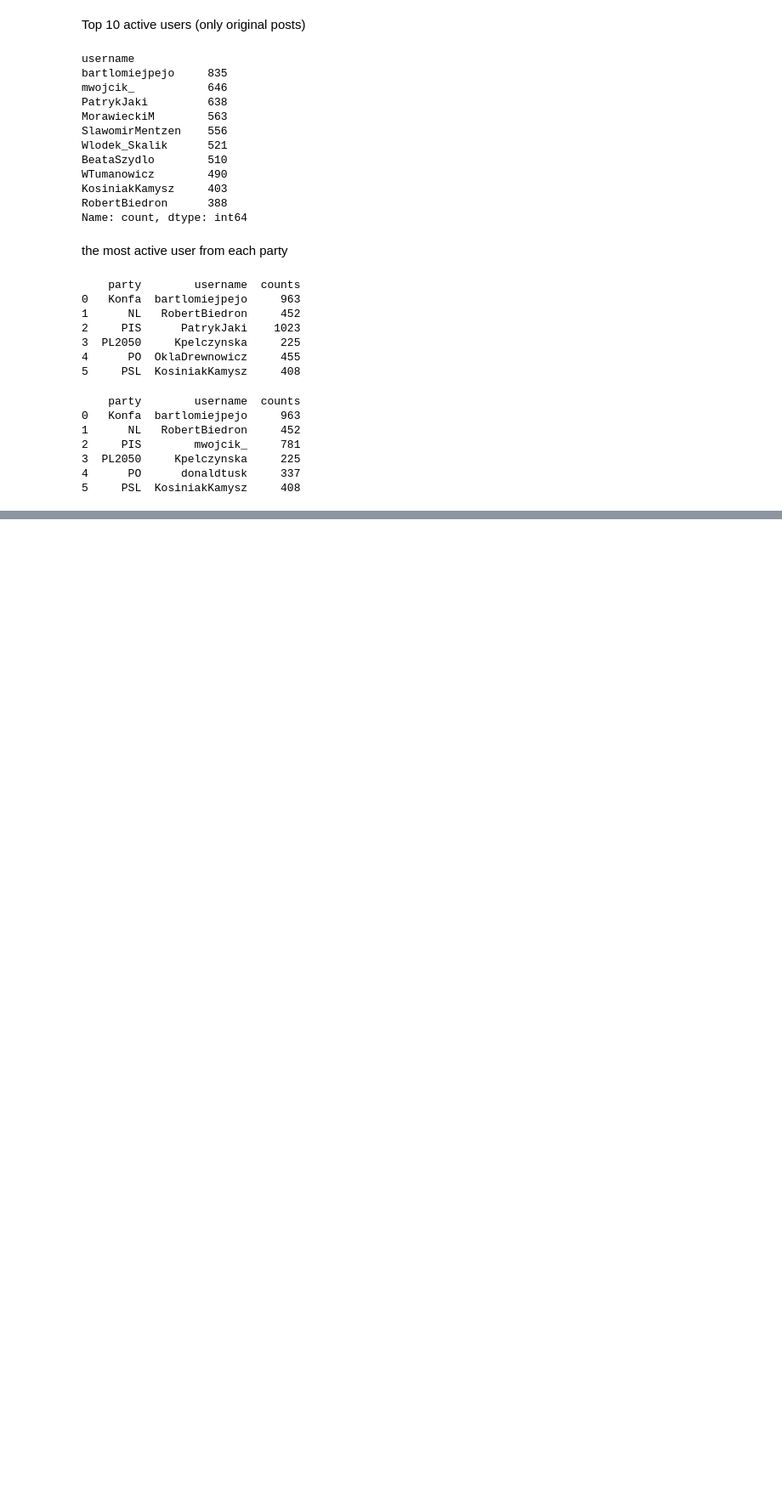
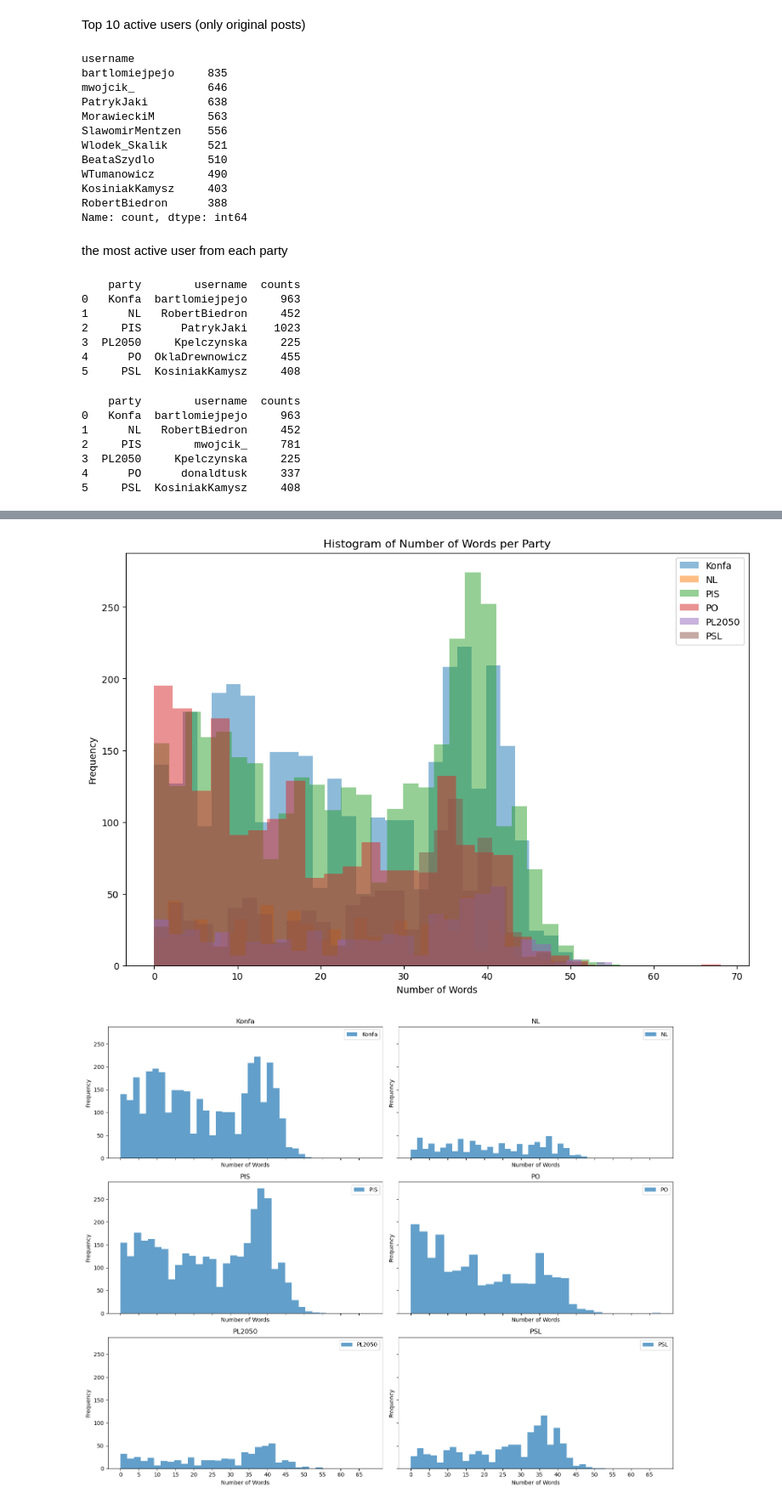
Before and after one commit to MPKuchciak/Twitter, a Jupyter notebook: initial_exploration.ipynb, the cells around one changed output, grey strips where cells are left out. Shown at 85% size. Drawn from its saved outputs; the diff is of its cells as text; code cells hidden in the pictures; blank space fills up the shorter version.

```diff
--- a/initial_exploration.ipynb
+++ b/initial_exploration.ipynb
@@ -302,0 +309,3 @@ plt.show()
+# %%
+# Create a new column 'text_utf' where 'text' is encoded as utf-8
+df['text_utf'] = df['text'].apply(lambda x: x.encode('utf-8'))
@@ -302,0 +333,7 @@ plt.show()
+# %%
+# Ensure there is a space before and after each emoji in the 'text_utf' column
+df['word_count'] = df['text_clean'].apply(lambda x: len(x.split()))
+
+# Group by party and calculate the summary statistics for word count
+word_count_summary = df.groupby('party')['word_count'].describe()
+print(word_count_summary)
@@ -302,0 +367,32 @@ plt.show()
+# %%
+import matplotlib.pyplot as plt
+
+# Create histograms for the number of words per party
+parties = df['party'].unique()
+plt.figure(figsize=(12, 8))
+
+for party in parties:
+    plt.hist(df[df['party'] == party]['word_count'], bins=30, alpha=0.5, label=party)
+
+plt.xlabel('Number of Words')
+plt.ylabel('Frequency')
+plt.title('Histogram of Number of Words per Party')
+plt.legend()
+plt.show()
+# Create individual histograms for each party
+fig, axes = plt.subplots(3, 2, figsize=(15, 12), sharex=True, sharey=True)
+axes = axes.flatten()
+
+for i, party in enumerate(parties):
+    axes[i].hist(df[df['party'] == party]['word_count'], bins=30, alpha=0.7, label=party)
+    axes[i].set_title(f'{party}')
+    axes[i].set_xlabel('Number of Words')
+    axes[i].set_ylabel('Frequency')
+    axes[i].legend()
+    axes[i].set_xticks(range(0, df['word_count'].max() + 1, 5))  # Set x-axis scale
+
+plt.tight_layout()
+plt.show()
+# %% [output]
+[figure, added]
+[figure, added]
```
Also changed, not shown: parts of 20 cells of this notebook, 8 other files.
